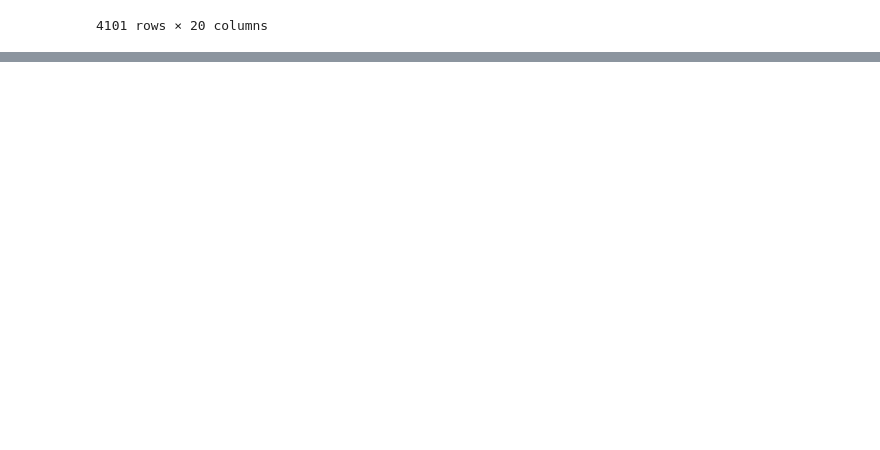
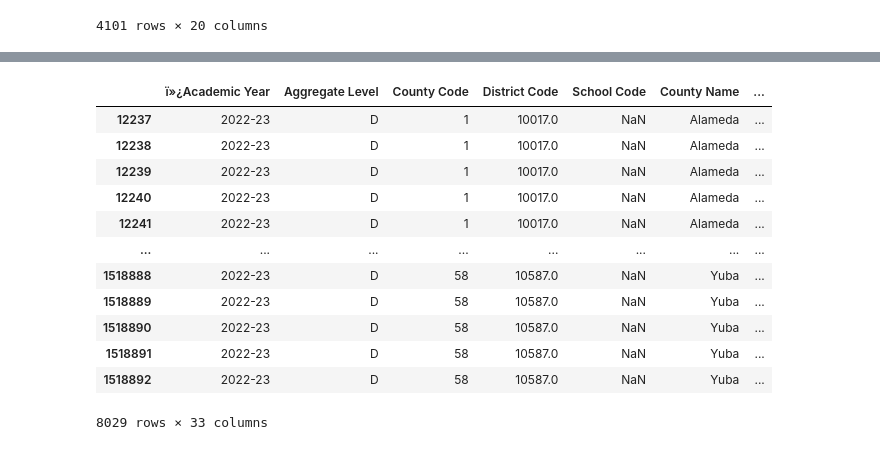
Before and after one commit to emilyksanders/CA_dropout_rates, a Jupyter notebook: 01_notebooks/001_Eli_explore_datasets.ipynb, the cells around one changed output, grey strips where cells are left out. Saved outputs shown, nothing was run; the diff lists cells and outputs as text; code cells hidden in the pictures; blank space fills up the shorter version.

```diff
--- a/01_notebooks/001_Eli_explore_datasets.ipynb
+++ b/01_notebooks/001_Eli_explore_datasets.ipynb
@@ -397,0 +503,8 @@ combined_df.to_csv('../02_data/001_new_csvs/homeless.csv')
+# %%
+# URL of the .txt file
+url = 'https://www3.cde.ca.gov/demo-downloads/tamo/tamo2223.txt'
+
+# Read in the url with the delimiter and encoding to deal with special characters
+df = pd.read_csv(url, delimiter='\t', encoding='ISO-8859-1')
+
+df
@@ -397,0 +528,26 @@ combined_df.to_csv('../02_data/001_new_csvs/homeless.csv')
+# %%
+# Get dummy variables for both columns
+experience_dummies = pd.get_dummies(df['Teacher Experience Level'], prefix='Experience', dtype = int)
+credential_dummies = pd.get_dummies(df['Teacher Credential Level'], prefix='Credential', dtype = int)
+
+# Combine the original dataframe with the new binary columns
+df = pd.concat([df, experience_dummies, credential_dummies], axis=1)
+
+# Drop the original columns if no longer needed
+df = df.drop(['Teacher Experience Level', 'Teacher Credential Level'], axis=1)
+
+df
+# %% [output]
+|  | ï»¿Academic Year | Aggregate Level | County Code | District Code | School Code | County Name | ... |
+| 12237 | 2022-23 | D | 1 | 10017.0 | NaN | Alameda | ... |
+| 12238 | 2022-23 | D | 1 | 10017.0 | NaN | Alameda | ... |
+| 12239 | 2022-23 | D | 1 | 10017.0 | NaN | Alameda | ... |
+| 12240 | 2022-23 | D | 1 | 10017.0 | NaN | Alameda | ... |
+| 12241 | 2022-23 | D | 1 | 10017.0 | NaN | Alameda | ... |
+| ... | ... | ... | ... | ... | ... | ... | ... |
+| 1518888 | 2022-23 | D | 58 | 10587.0 | NaN | Yuba | ... |
+| 1518889 | 2022-23 | D | 58 | 10587.0 | NaN | Yuba | ... |
+| 1518890 | 2022-23 | D | 58 | 10587.0 | NaN | Yuba | ... |
+| 1518891 | 2022-23 | D | 58 | 10587.0 | NaN | Yuba | ... |
+| 1518892 | 2022-23 | D | 58 | 10587.0 | NaN | Yuba | ... |
+8029 rows × 33 columns
```
Also changed, not shown: parts of 12 cells of this notebook, 1 other file.
